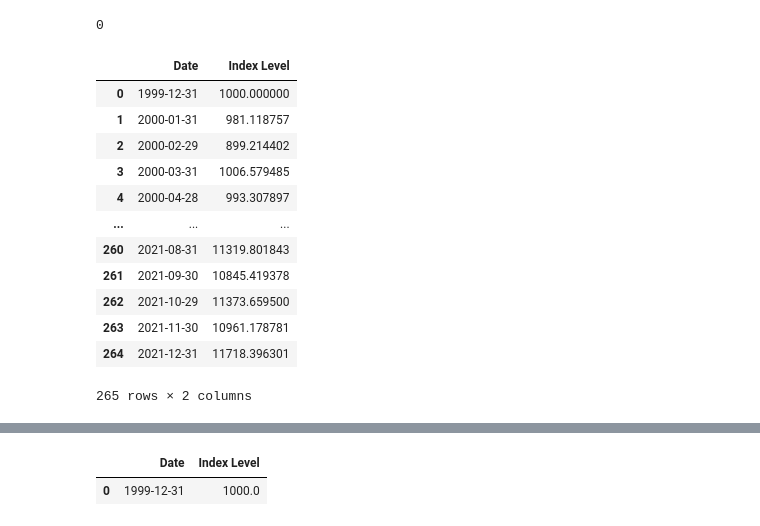
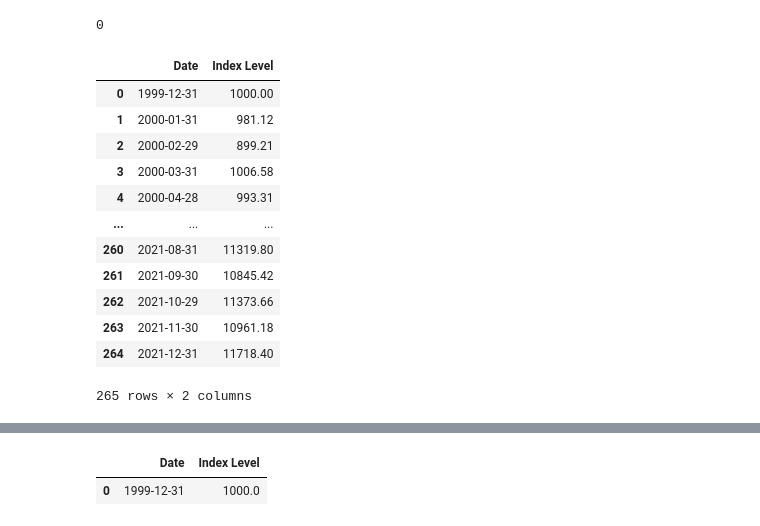
Before and after one commit to uWaterloo-CFM/CFM-301, a Jupyter notebook: Assignment 1/Data Assignment 1.ipynb, the cells around one changed output, grey strips where cells are left out. Cells and saved outputs as stored; diff of their text form; code cells hidden in the pictures.

```diff
--- a/Assignment 1/Data Assignment 1.ipynb
+++ b/Assignment 1/Data Assignment 1.ipynb
@@ -198,29 +198,30 @@ portfolio_df.loc[:, "Weighted Return"] = portfolio_df.iloc[:, 1:].sum(axis=1)
 # %%
 # Now we'll use this data to populate our index_df
 index_returns_df = portfolio_df[["DATE", "Weighted Return"]]
 
 index_df = pd.DataFrame(columns = ["Date", "Index Level"])
 index_df.loc[0] = ["1999-12-31", 1000.00]
 
 for index, row in index_returns_df.iterrows():
     index_df.loc[index + 1, "Date"] = str(index_returns_df.loc[index, "DATE"])
     index_df.loc[index + 1, "Index Level"] = (1+ index_returns_df.loc[index, "Weighted Return"]) * index_df.loc[index, "Index Level"]
 index_df["Date"] = pd.to_datetime(index_df["Date"], format='mixed') # Fix datetime
 
+index_df["Index Level"] = index_df["Index Level"].round(2)
 index_df
 # %% [output]
 |  | Date | Index Level |
-| 0 | 1999-12-31 | 1000.000000 |
-| 1 | 2000-01-31 | 981.118757 |
-| 2 | 2000-02-29 | 899.214402 |
-| 3 | 2000-03-31 | 1006.579485 |
-| 4 | 2000-04-28 | 993.307897 |
+| 0 | 1999-12-31 | 1000.00 |
+| 1 | 2000-01-31 | 981.12 |
+| 2 | 2000-02-29 | 899.21 |
+| 3 | 2000-03-31 | 1006.58 |
+| 4 | 2000-04-28 | 993.31 |
 | ... | ... | ... |
-| 260 | 2021-08-31 | 11319.801843 |
-| 261 | 2021-09-30 | 10845.419378 |
-| 262 | 2021-10-29 | 11373.659500 |
-| 263 | 2021-11-30 | 10961.178781 |
-| 264 | 2021-12-31 | 11718.396301 |
+| 260 | 2021-08-31 | 11319.80 |
+| 261 | 2021-09-30 | 10845.42 |
+| 262 | 2021-10-29 | 11373.66 |
+| 263 | 2021-11-30 | 10961.18 |
+| 264 | 2021-12-31 | 11718.40 |
 265 rows × 2 columns
 # %%
 index_df.set_index(["Date"])
```
Also changed, not shown: parts of 3 cells of this notebook.
